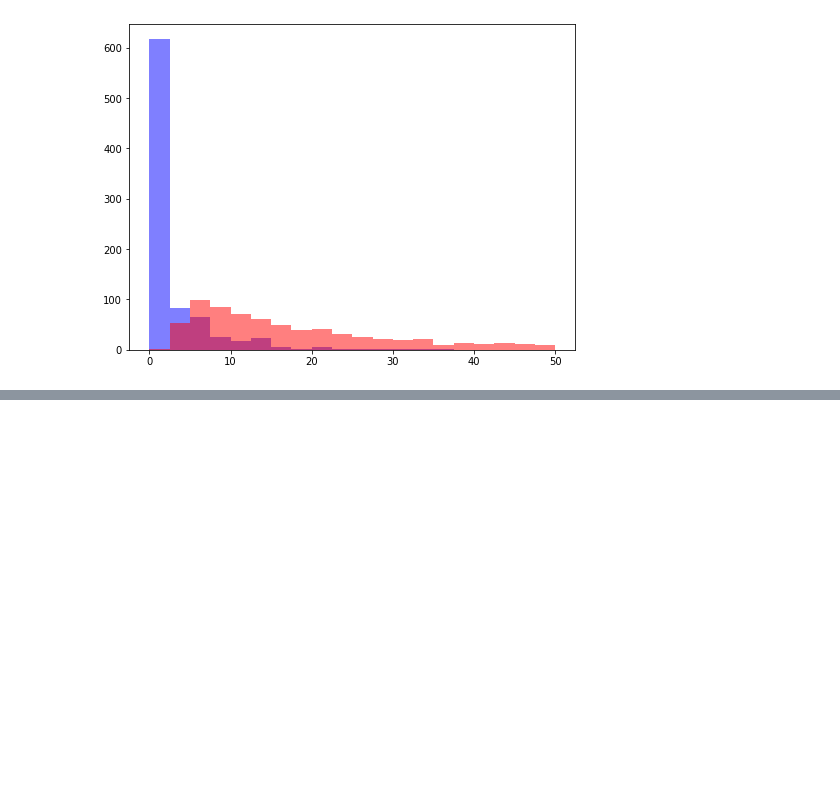
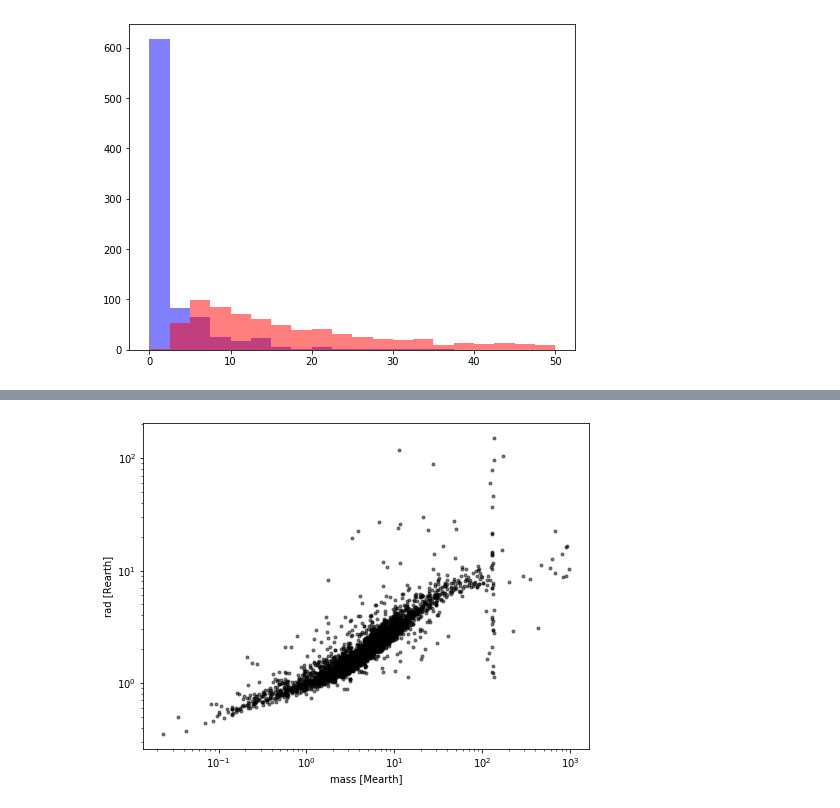
Before and after one commit to esandford/mmi-tagger, a Jupyter notebook: planettagger/constrainProperties.ipynb, the cells around one changed output, grey strips where cells are left out. Cells and saved outputs as stored; diff of their text form; code cells hidden in the pictures; blank space fills up the shorter version.

```diff
--- a/planettagger/constrainProperties.ipynb
+++ b/planettagger/constrainProperties.ipynb
@@ -681,0 +780,10 @@ plt.show()
+# %%
+fig,ax = plt.subplots(1,1,figsize=(8,6))
+ax.plot(KOIs['koi_pmass'],KOIs['koi_prad'],'k.',alpha=0.5)
+ax.set_xscale('log')
+ax.set_yscale('log')
+ax.set_xlabel('mass [Mearth]')
+ax.set_ylabel('rad [Rearth]')
+plt.show()
+# %% [output]
+[figure, added]
```
Also changed, not shown: parts of 6 cells of this notebook, 1 other file.
